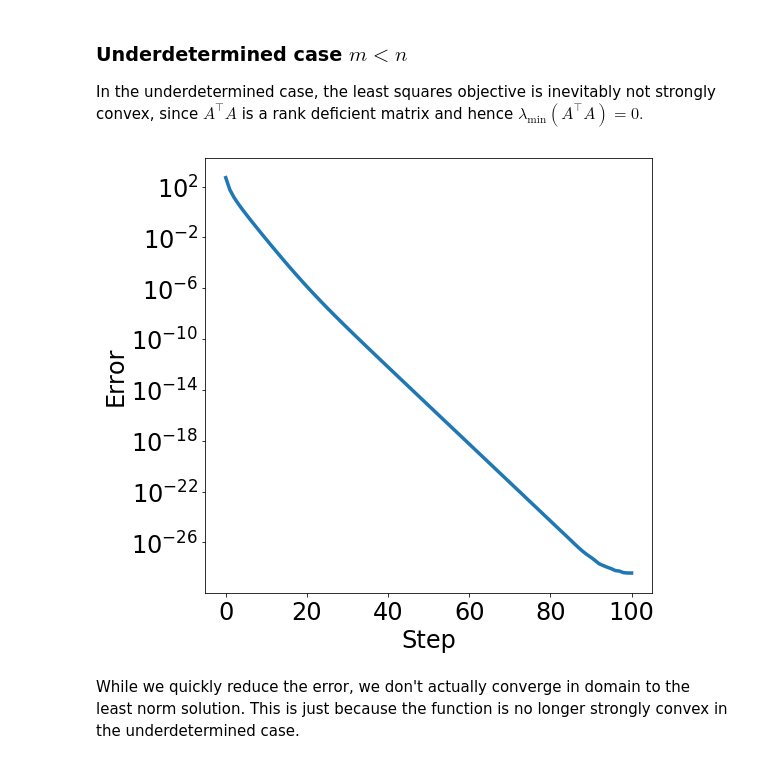
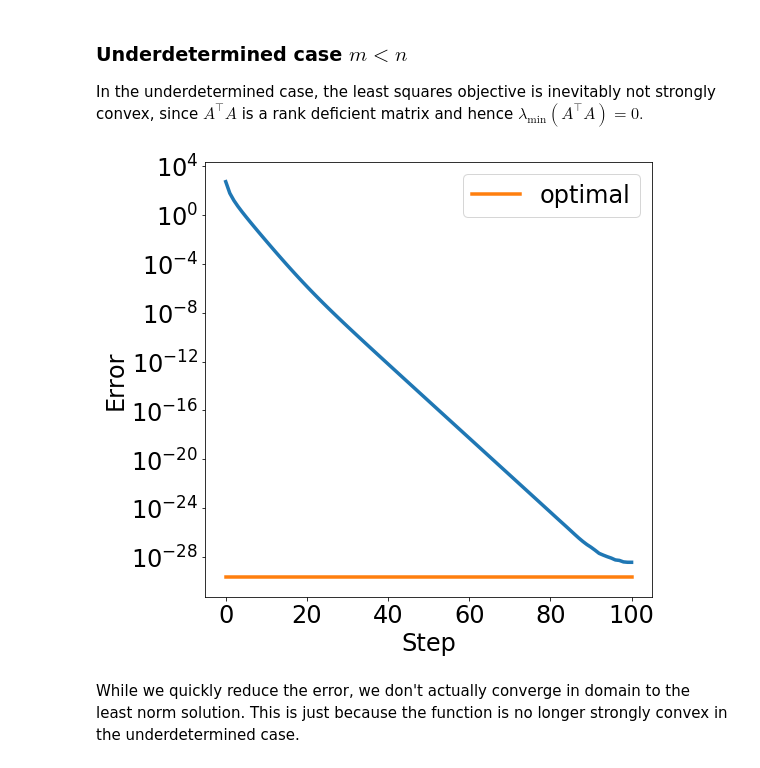
Before and after one commit to ee227c/ee227c.github.io, a Jupyter notebook: code/lecture4.ipynb, the cells around one changed output. Saved outputs shown, nothing was run; the diff lists cells and outputs as text; code cells hidden in the pictures.

Commit message:
improved plots

```diff
--- a/code/lecture4.ipynb
+++ b/code/lecture4.ipynb
@@ -178,16 +181,19 @@ In the underdetermined case, the least squares objective is inevitably not stron
 # %%
 m, n = 100, 1000
 A = np.random.normal(0, 1, (m, n))
 b = np.random.normal(0, 1, m)
 # The least norm solution is given by the pseudo-inverse
 x_opt = np.linalg.pinv(A).dot(b)
 objective = lambda x: least_squares(A, b, x)
 gradient = lambda x: least_squares_gradient(A, b, x)
 x0 = np.random.normal(0, 1, n)
 xs = gradient_descent(x0, [0.1]*100, gradient)
 error_plot([objective(x) for x in xs])
+plt.plot(range(len(xs)), [least_squares(A,b,x_opt)]*len(xs),
+        label='optimal', **kwargs)
+_ = plt.legend()
 # %% [output]
-[figure, old version]
+[figure, new version]
 # %% [markdown]
 While we quickly reduce the error, we don't actually converge in domain to the least norm solution. This is just because the function is no longer strongly convex in the underdetermined case.
 # %%
```
Also changed, not shown: parts of 8 cells of this notebook.
